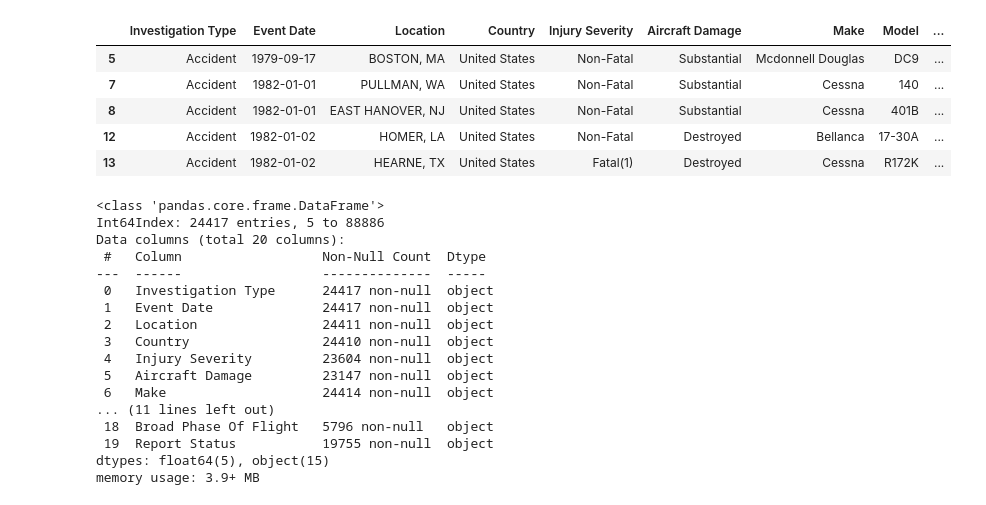
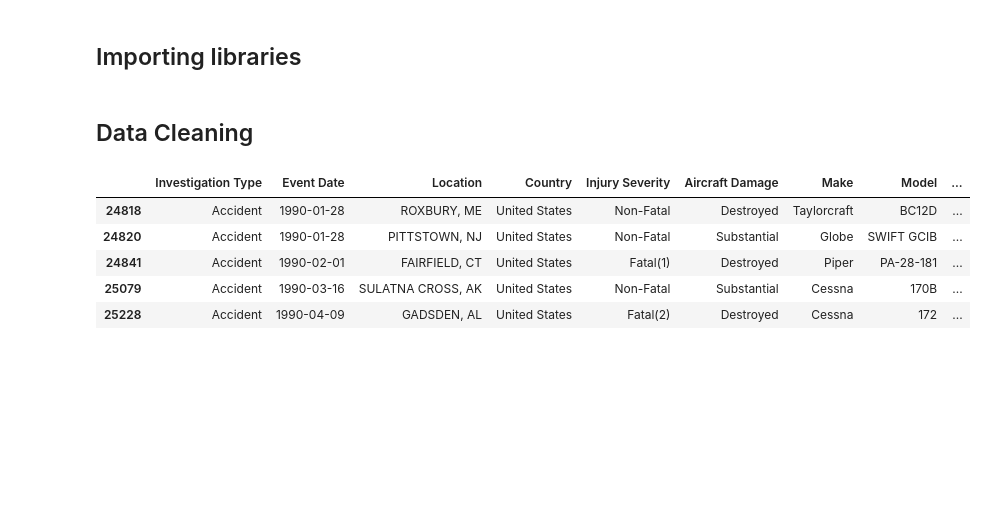
Before and after one commit to nickthetj/AircraftCrashAnalysis, a Jupyter notebook: notebooks/EDA Notebook - Nick.ipynb, the cells around one changed output. Drawn from its saved outputs; the diff is of its cells as text; code cells hidden in the pictures; blank space fills up the shorter version.

```diff
--- a/notebooks/EDA Notebook - Nick.ipynb
+++ b/notebooks/EDA Notebook - Nick.ipynb
@@ -1,3 +1,5 @@
+# %% [markdown]
+## Importing libraries
 # %%
 import pandas as pd
 import numpy as np
@@ -7,49 +9,56 @@ import seaborn as sns
 # %%
 df = pd.read_csv("../data/archive/AviationData.csv", encoding='cp1252', low_memory=False)
 # US_State_Codes = pd.read_csv('../data/archive/USState_Codes.csv', encoding='cp1252', low_memory=False)
+# %% [markdown]
+## Data Cleaning
 # %%
 # Data Cleaning
 df.columns = df.columns.str.replace('.', ' ', regex=True)
 df.columns = df.columns.str.title()
 # dropping rows that are non-Airplane related
 df = df[(df['Aircraft Category'] == 'Airplane')]
 # dropping rows that are Amateur-Built aircraft
 df = df[(df['Amateur Built'] == 'No')]
 # capitalizing all Make strings to avoid double categories
 df['Make'] = df['Make'].str.title()
 # capitalizing all Air Carrier strings to avoid double categories
 df['Air Carrier'] = df['Air Carrier'].str.title()
 # capitalizing all Air Carrier strings to avoid double categories
 df['Weather Condition'] = df['Weather Condition'].str.upper()
-
 # dropping unimportant columns, mostly ID numbers
 df.drop(axis=1, inplace=True, labels=['Aircraft Category', 'Airport Code', 'Publication Date', 'Weather Condition',
-                                      'Airport Name', 'Amateur Built', 'Event Id', 'Accident Number', 'Registration Number', 'Latitude', 'Longitude'])
+                                      'Airport Name', 'Amateur Built', 'Event Id', 'Accident Number', 'Registration Number',
+                                      'Schedule', 'Broad Phase Of Flight', 'Latitude', 'Longitude', 'Air Carrier',
+                                     'Report Status'])
+# reconciling different index names under Far Description
+df['Far Description'].replace(to_replace= '121', value='Part 121', inplace=True)
+df['Far Description'].replace(to_replace= '135', value='Part 135', inplace=True)
+df['Far Description'].replace(to_replace= '137', value='Part 137', inplace=True)
+df['Far Description'].replace(to_replace= '129', value='Part 129', inplace=True)
+df['Far Description'].replace(to_replace= 'Part 137', value='Part 137: Agricultural', inplace=True)
+df['Far Description'].replace(to_replace= 'Part 135', value='Part 135: Air Taxi & Commuter', inplace=True)
+df['Far Description'].replace(to_replace= 'Part 121', value='Part 121: Air Carrier', inplace=True)
+df['Far Description'].replace(to_replace= 'Part 129', value='Part 129: Foreign', inplace=True)
+df['Far Description'].replace(to_replace= 'Part 129', value='Part 129: Foreign', inplace=True)
+df['Far Description'].replace(to_replace= 'NUSN', value='Non-U.S., Non-Commercial', inplace=True)
+df['Far Description'].replace(to_replace= 'NUSC', value='Non-U.S., Commercial', inplace=True)
+df['Far Description'].replace(to_replace= '091', value='Part 91: General Aviation', inplace=True)
+df['Far Description'].replace(to_replace= '125', value='Part 125: 20+ Pax,6000+ lbs', inplace=True)
+df['Far Description'].replace(to_replace= 'UNK', value='Unknown', inplace=True)
+# dropping rows from far description that are not relevant
+df = df[(df['Far Description']=='Part 91: General Aviation') | (df['Far Description']=='Non-U.S., Commercial') |
+  (df['Far Description']=='Part 121: Air Carrier') | (df['Far Description']=='Part 129: Foreign') |
+  (df['Far Description']=='Unknown')]
+# cutting off events that occured before 1990
+df = df[(df['Event Date'] > '1990-00-00')]
+
 df.head()
 # %% [output]
 |  | Investigation Type | Event Date | Location | Country | Injury Severity | Aircraft Damage | Make | Model | ... |
-| 5 | Accident | 1979-09-17 | BOSTON, MA | United States | Non-Fatal | Substantial | Mcdonnell Douglas | DC9 | ... |
-| 7 | Accident | 1982-01-01 | PULLMAN, WA | United States | Non-Fatal | Substantial | Cessna | 140 | ... |
-| 8 | Accident | 1982-01-01 | EAST HANOVER, NJ | United States | Non-Fatal | Substantial | Cessna | 401B | ... |
-| 12 | Accident | 1982-01-02 | HOMER, LA | United States | Non-Fatal | Destroyed | Bellanca | 17-30A | ... |
-| 13 | Accident | 1982-01-02 | HEARNE, TX | United States | Fatal(1) | Destroyed | Cessna | R172K | ... |
+| 24818 | Accident | 1990-01-28 | ROXBURY, ME | United States | Non-Fatal | Destroyed | Taylorcraft | BC12D | ... |
+| 24820 | Accident | 1990-01-28 | PITTSTOWN, NJ | United States | Non-Fatal | Substantial | Globe | SWIFT GCIB | ... |
+| 24841 | Accident | 1990-02-01 | FAIRFIELD, CT | United States | Fatal(1) | Destroyed | Piper | PA-28-181 | ... |
+| 25079 | Accident | 1990-03-16 | SULATNA CROSS, AK | United States | Non-Fatal | Substantial | Cessna | 170B | ... |
+| 25228 | Accident | 1990-04-09 | GADSDEN, AL | United States | Fatal(2) | Destroyed | Cessna | 172 | ... |
 # %%
-df.info()
+# df.info()
-# %% [output]
-<class 'pandas.core.frame.DataFrame'>
-Int64Index: 24417 entries, 5 to 88886
-Data columns (total 20 columns):
- #   Column                  Non-Null Count  Dtype
----  ------                  --------------  -----
- 0   Investigation Type      24417 non-null  object
- 1   Event Date              24417 non-null  object
- 2   Location                24411 non-null  object
- 3   Country                 24410 non-null  object
- 4   Injury Severity         23604 non-null  object
- 5   Aircraft Damage         23147 non-null  object
- 6   Make                    24414 non-null  object
-... (11 lines left out)
- 18  Broad Phase Of Flight   5796 non-null   object
- 19  Report Status           19755 non-null  object
-dtypes: float64(5), object(15)
-memory usage: 3.9+ MB
```
Also changed, not shown: parts of 22 cells of this notebook.
